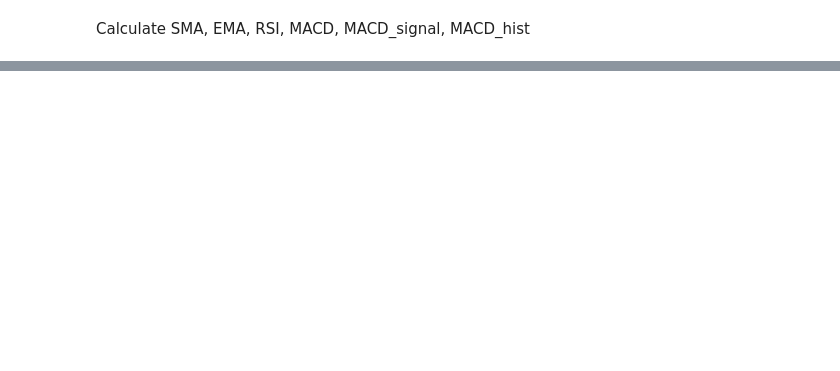
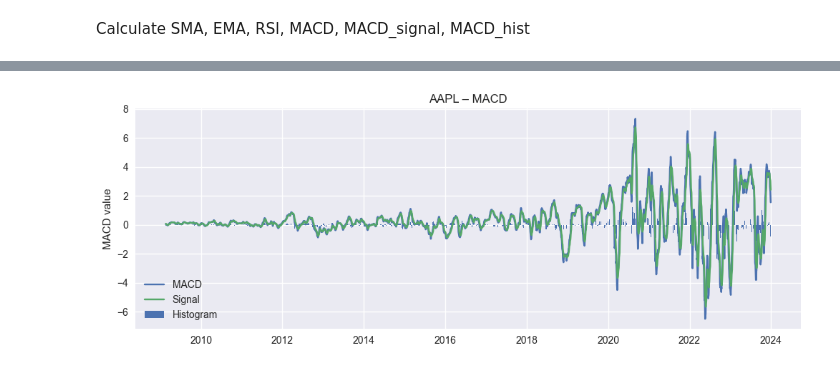
Before and after one commit to MIHRETMA/Predicting-Price-Moves-with-News-Sentiment-week1, a Jupyter notebook: notebooks/quant_anal.ipynb, the cells around one changed output, grey strips where cells are left out. Drawn from its saved outputs; the diff is of its cells as text; code cells hidden in the pictures; blank space fills up the shorter version.

```diff
--- a/notebooks/quant_anal.ipynb
+++ b/notebooks/quant_anal.ipynb
@@ -152,0 +191,16 @@ df_nvda.tail()
+# %%
+# Viewing the relationship between MACD and the Close price for AAPL ticker
+
+fig, ax = plt.subplots(figsize=(12, 4))
+
+# for all MACD related indicators different plotting means is used for easier identification
+ax.plot(df_aapl.index, df_aapl["MACD"], label="MACD")
+ax.plot(df_aapl.index, df_aapl["MACD_signal"], label="Signal")
+ax.bar(df_aapl.index, df_aapl["MACD_hist"], label="Histogram")
+
+ax.set_title("AAPL – MACD")
+ax.set_ylabel("MACD value")
+ax.legend()
+plt.show()
+# %% [output]
+[figure, added]
```
Also changed, not shown: parts of 26 cells of this notebook.
